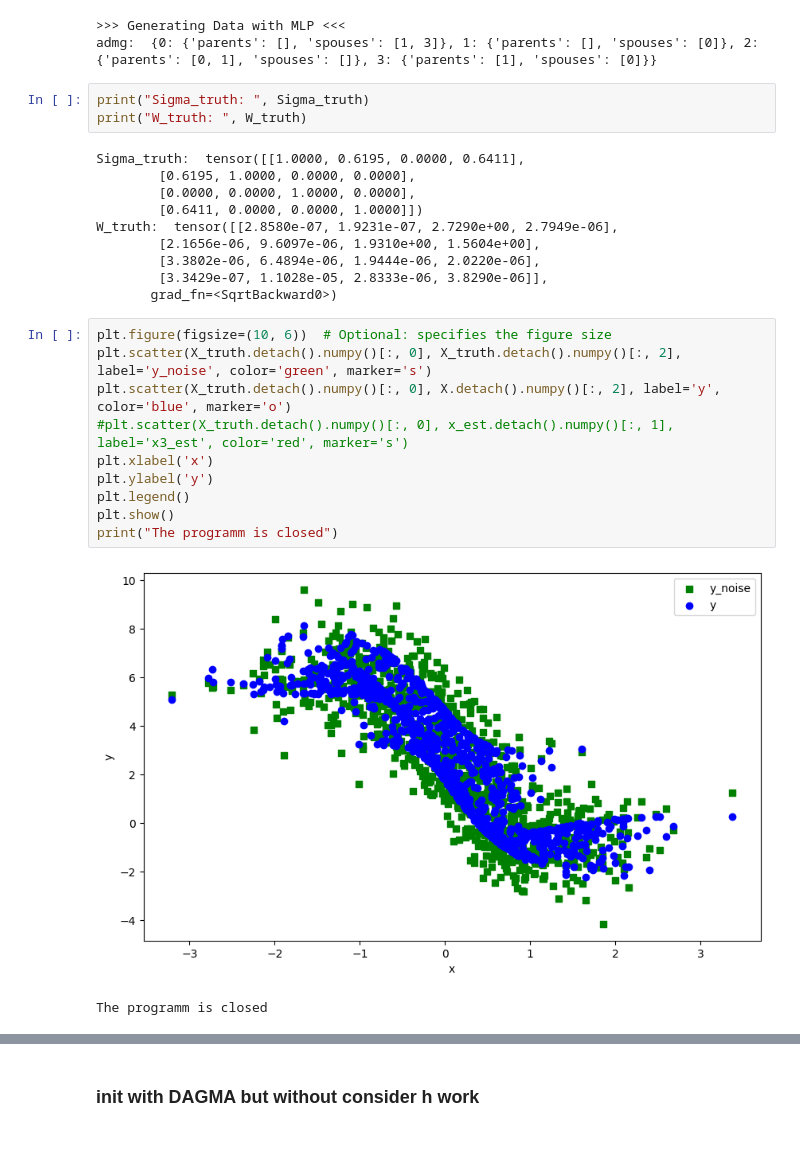
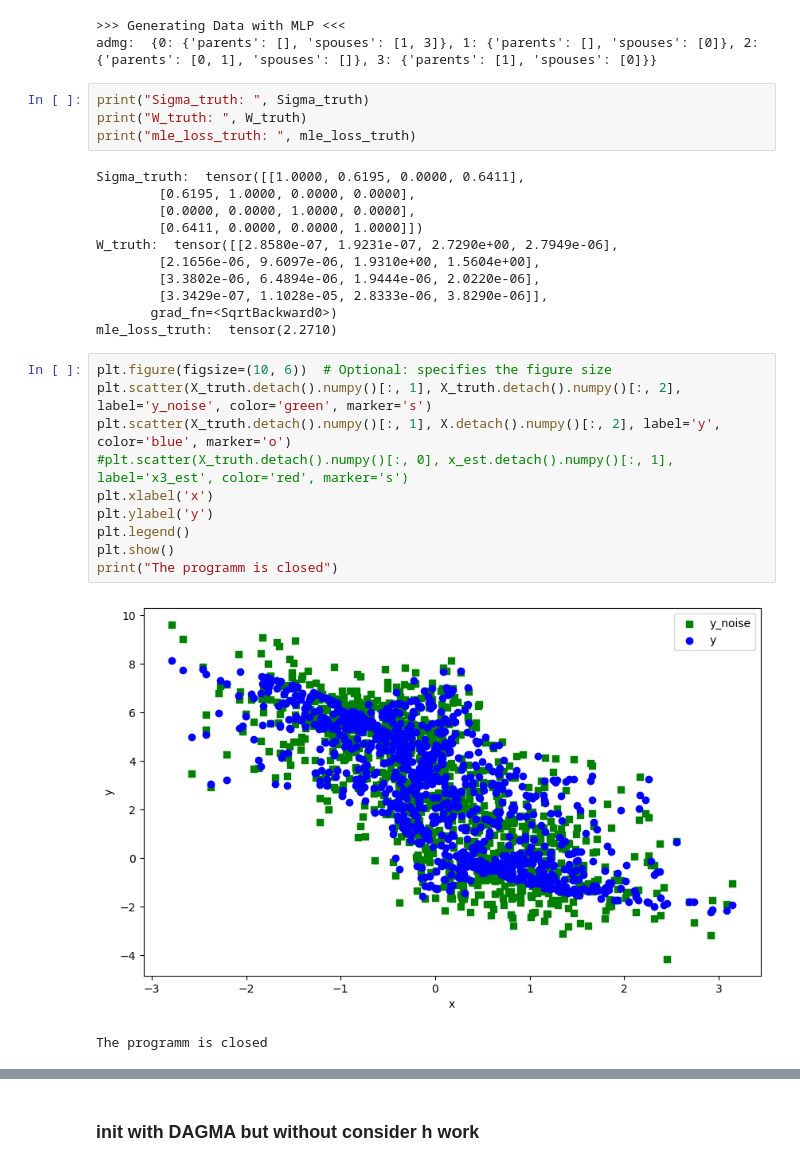
Before and after one commit to yurou-liang/ADMG, a Jupyter notebook: src/DagmaDCE/experiments.ipynb, the cells around one changed output, grey strips where cells are left out. Cells and saved outputs as stored; diff of their text form.

```diff
--- a/src/DagmaDCE/experiments.ipynb
+++ b/src/DagmaDCE/experiments.ipynb
@@ -3026,6 +3026,7 @@ admg:  {0: {'parents': [], 'spouses': [1, 3]}, 1: {'parents': [], 'spouses': [0]
 # %%
 print("Sigma_truth: ", Sigma_truth)
 print("W_truth: ", W_truth)
+print("mle_loss_truth: ", mle_loss_truth)
 # %% [output]
 Sigma_truth:  tensor([[1.0000, 0.6195, 0.0000, 0.6411],
         [0.6195, 1.0000, 0.0000, 0.0000],
@@ -3036,18 +3037,19 @@ W_truth:  tensor([[2.8580e-07, 1.9231e-07, 2.7290e+00, 2.7949e-06],
         [3.3802e-06, 6.4894e-06, 1.9444e-06, 2.0220e-06],
         [3.3429e-07, 1.1028e-05, 2.8333e-06, 3.8290e-06]],
        grad_fn=<SqrtBackward0>)
+mle_loss_truth:  tensor(2.2710)
 # %%
 plt.figure(figsize=(10, 6))  # Optional: specifies the figure size
-plt.scatter(X_truth.detach().numpy()[:, 0], X_truth.detach().numpy()[:, 2], label='y_noise', color='green', marker='s')
-plt.scatter(X_truth.detach().numpy()[:, 0], X.detach().numpy()[:, 2], label='y', color='blue', marker='o')
+plt.scatter(X_truth.detach().numpy()[:, 1], X_truth.detach().numpy()[:, 2], label='y_noise', color='green', marker='s')
+plt.scatter(X_truth.detach().numpy()[:, 1], X.detach().numpy()[:, 2], label='y', color='blue', marker='o')
 #plt.scatter(X_truth.detach().numpy()[:, 0], x_est.detach().numpy()[:, 1], label='x3_est', color='red', marker='s')
 plt.xlabel('x')
 plt.ylabel('y')
 plt.legend()
 plt.show()
 print("The programm is closed")
 # %% [output]
-[figure, old version]
+[figure, new version]
 The programm is closed
 # %%
 eq_model = nonlinear.DagmaMLP(
```
Also changed, not shown: parts of 2 cells of this notebook, 1 other file.
